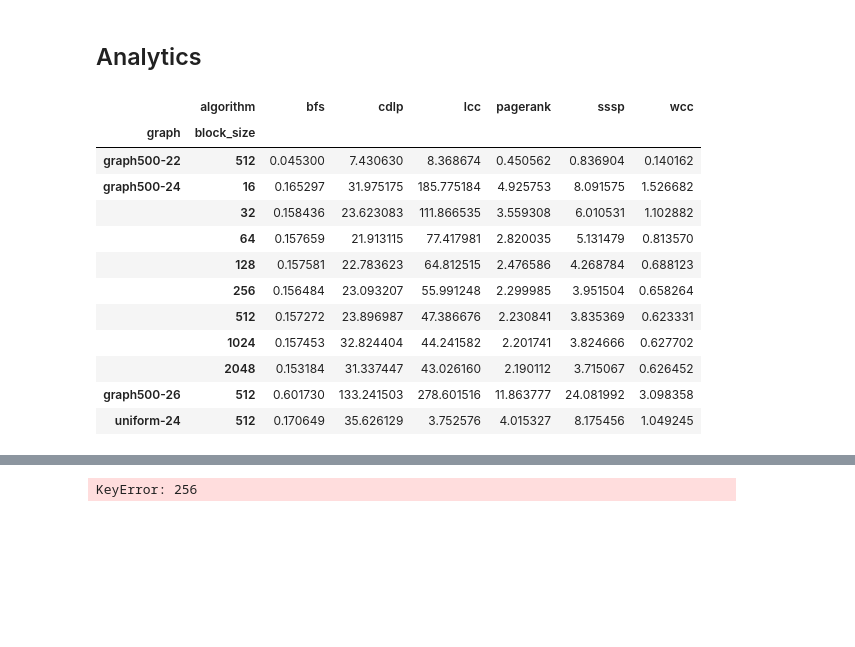
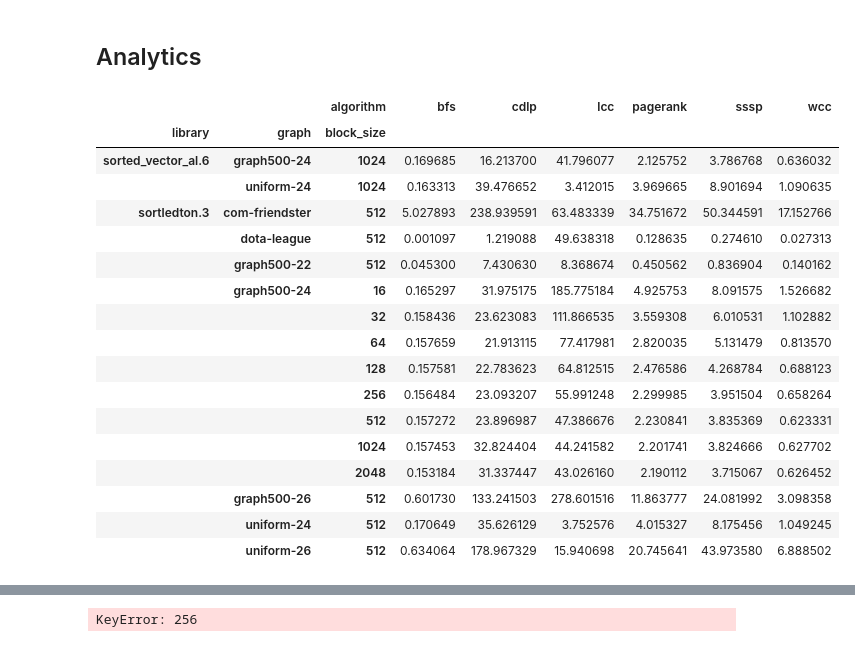
Before and after one commit to PerFuchs/gfe_notebooks, a Jupyter notebook: block_size_analysis.ipynb, the cells around one changed output, grey strips where cells are left out. Saved outputs shown, nothing was run; the diff lists cells and outputs as text; code cells hidden in the pictures; blank space fills up the shorter version.

```diff
--- a/block_size_analysis.ipynb
+++ b/block_size_analysis.ipynb
@@ -19,27 +19,32 @@ base_path = "/home/per/workspace/sortledton/src/figures/"
 ## Analytics
 # %%
 # graphalytics inserts
-sortledton_block_sizeonly = "num_threads_read == 0 and (hostname == 'scyper21' or hostname == 'scyper22') and library == 'sortledton.3' and graph in ('graph500-22', 'graph500-24', 'graph500-26', 'uniform-24')"
+sortledton_block_sizeonly = "num_threads_read == 0 and (hostname == 'scyper21' or hostname == 'scyper22') and library == 'sortledton.3' or library == 'sorted_vector_al.6' and graph in ('graph500-22', 'graph500-24', 'graph500-26', 'uniform-24')"
 
 
 data = common.import_gfe("view_graphalytics_inserts").query(sortledton_block_sizeonly).copy() # data from the experiments
 data["build_frequency"].fillna(pd.Timedelta(0), inplace=True) # replace NaT with 0, otherwise the records are ignored in the group by
 
-data = data.groupby(["graph", "block_size", "algorithm"]) \
+data = data.groupby(["library", "graph", "block_size", "algorithm"]) \
     .agg(completion_time=("median_secs", "median"), count=("median_secs", "count"))
 data = data.unstack("algorithm")[("completion_time")]
 data
 # %% [output]
-|  | algorithm | bfs | cdlp | lcc | pagerank | sssp | wcc |
-| graph | block_size |  |  |  |  |  |  |
-| graph500-22 | 512 | 0.045300 | 7.430630 | 8.368674 | 0.450562 | 0.836904 | 0.140162 |
-| graph500-24 | 16 | 0.165297 | 31.975175 | 185.775184 | 4.925753 | 8.091575 | 1.526682 |
-|  | 32 | 0.158436 | 23.623083 | 111.866535 | 3.559308 | 6.010531 | 1.102882 |
-|  | 64 | 0.157659 | 21.913115 | 77.417981 | 2.820035 | 5.131479 | 0.813570 |
-|  | 128 | 0.157581 | 22.783623 | 64.812515 | 2.476586 | 4.268784 | 0.688123 |
-|  | 256 | 0.156484 | 23.093207 | 55.991248 | 2.299985 | 3.951504 | 0.658264 |
-|  | 512 | 0.157272 | 23.896987 | 47.386676 | 2.230841 | 3.835369 | 0.623331 |
-|  | 1024 | 0.157453 | 32.824404 | 44.241582 | 2.201741 | 3.824666 | 0.627702 |
-|  | 2048 | 0.153184 | 31.337447 | 43.026160 | 2.190112 | 3.715067 | 0.626452 |
-| graph500-26 | 512 | 0.601730 | 133.241503 | 278.601516 | 11.863777 | 24.081992 | 3.098358 |
-| uniform-24 | 512 | 0.170649 | 35.626129 | 3.752576 | 4.015327 | 8.175456 | 1.049245 |
+|  |  | algorithm | bfs | cdlp | lcc | pagerank | sssp | wcc |
+| library | graph | block_size |  |  |  |  |  |  |
+| sorted_vector_al.6 | graph500-24 | 1024 | 0.169685 | 16.213700 | 41.796077 | 2.125752 | 3.786768 | 0.636032 |
+|  | uniform-24 | 1024 | 0.163313 | 39.476652 | 3.412015 | 3.969665 | 8.901694 | 1.090635 |
+| sortledton.3 | com-friendster | 512 | 5.027893 | 238.939591 | 63.483339 | 34.751672 | 50.344591 | 17.152766 |
+|  | dota-league | 512 | 0.001097 | 1.219088 | 49.638318 | 0.128635 | 0.274610 | 0.027313 |
+|  | graph500-22 | 512 | 0.045300 | 7.430630 | 8.368674 | 0.450562 | 0.836904 | 0.140162 |
+|  | graph500-24 | 16 | 0.165297 | 31.975175 | 185.775184 | 4.925753 | 8.091575 | 1.526682 |
+|  |  | 32 | 0.158436 | 23.623083 | 111.866535 | 3.559308 | 6.010531 | 1.102882 |
+|  |  | 64 | 0.157659 | 21.913115 | 77.417981 | 2.820035 | 5.131479 | 0.813570 |
+|  |  | 128 | 0.157581 | 22.783623 | 64.812515 | 2.476586 | 4.268784 | 0.688123 |
+|  |  | 256 | 0.156484 | 23.093207 | 55.991248 | 2.299985 | 3.951504 | 0.658264 |
+|  |  | 512 | 0.157272 | 23.896987 | 47.386676 | 2.230841 | 3.835369 | 0.623331 |
+|  |  | 1024 | 0.157453 | 32.824404 | 44.241582 | 2.201741 | 3.824666 | 0.627702 |
+|  |  | 2048 | 0.153184 | 31.337447 | 43.026160 | 2.190112 | 3.715067 | 0.626452 |
+|  | graph500-26 | 512 | 0.601730 | 133.241503 | 278.601516 | 11.863777 | 24.081992 | 3.098358 |
+|  | uniform-24 | 512 | 0.170649 | 35.626129 | 3.752576 | 4.015327 | 8.175456 | 1.049245 |
+|  | uniform-26 | 512 | 0.634064 | 178.967329 | 15.940698 | 20.745641 | 43.973580 | 6.888502 |
```
Also changed, not shown: parts of 2 cells of this notebook.
